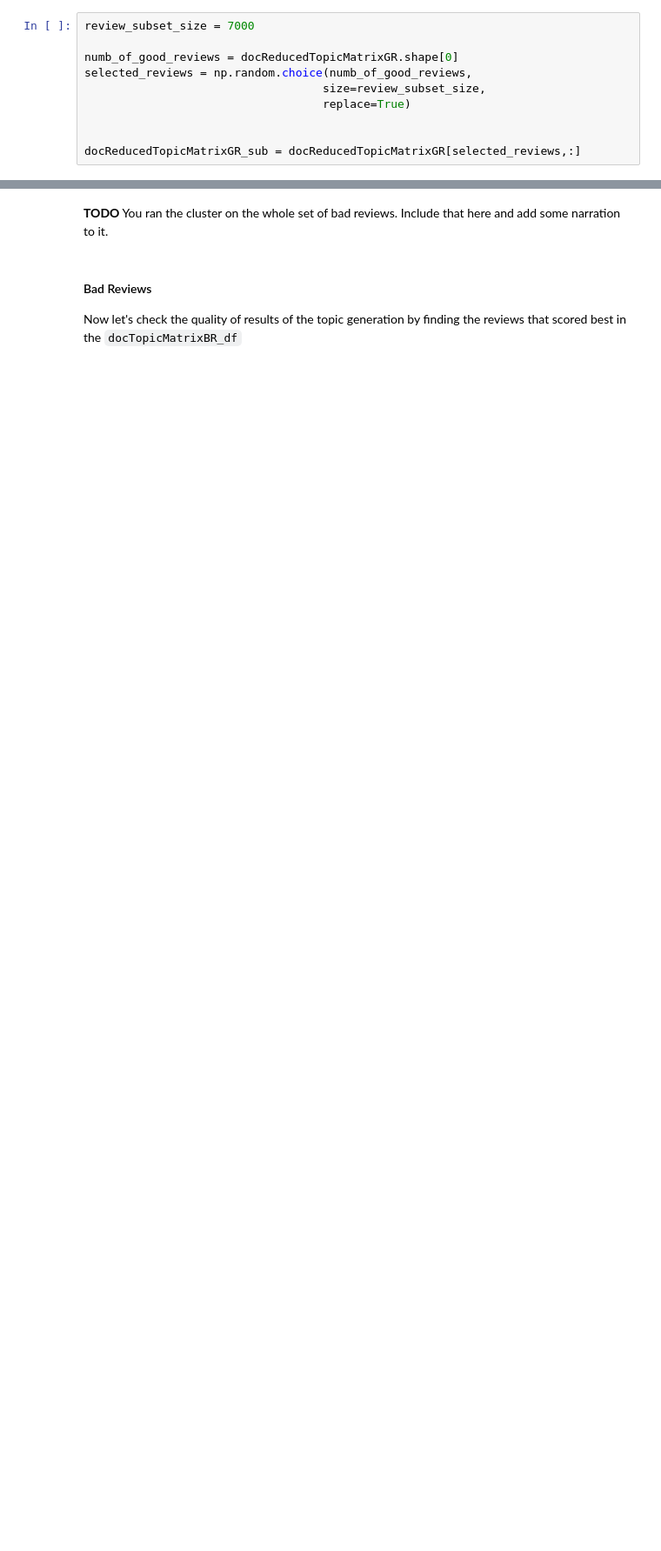
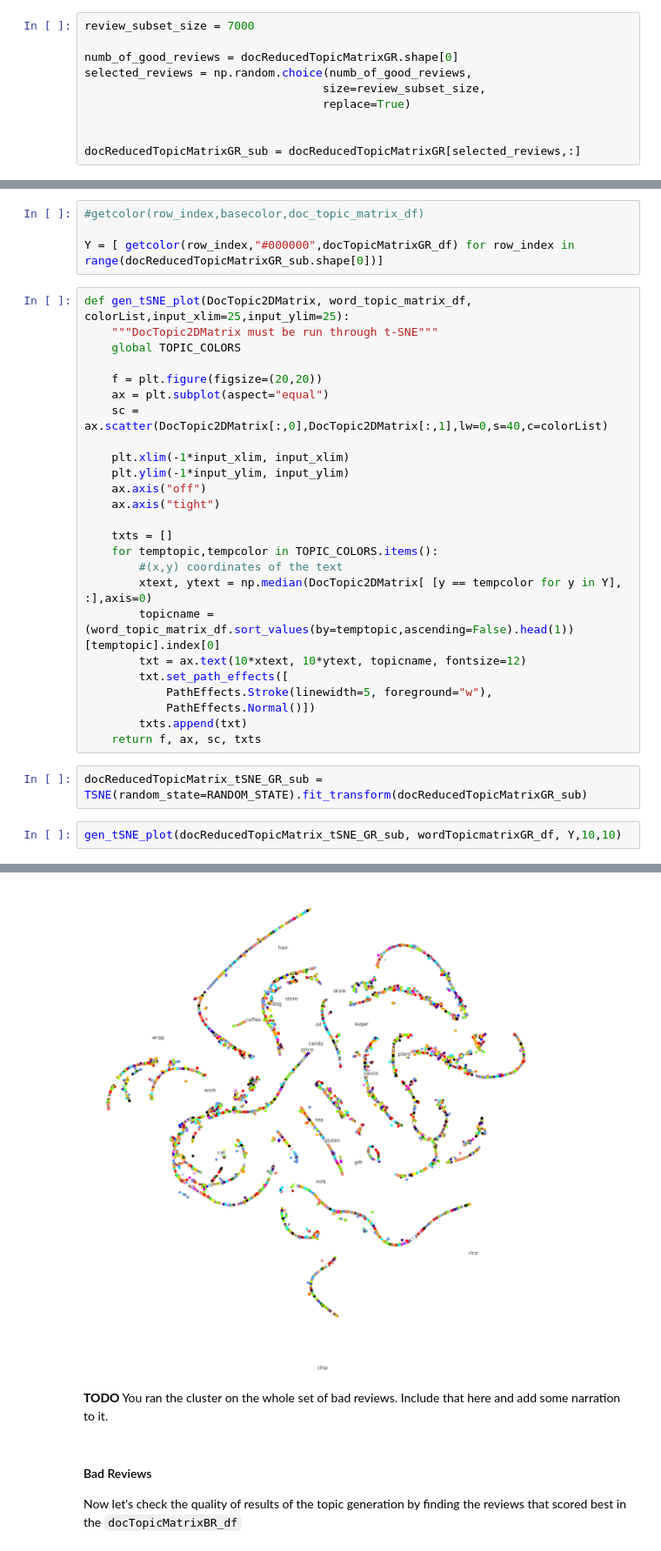
Before and after one commit to michael-a-green/Metis_Project4, a Jupyter notebook: Source/Project4_2.ipynb, the cells around one changed output, grey strips where cells are left out. Shown at 87% size. Saved outputs shown, nothing was run; the diff lists cells and outputs as text; blank space fills up the shorter version.

```diff
--- a/Source/Project4_2.ipynb
+++ b/Source/Project4_2.ipynb
@@ -1013,0 +971,34 @@ print("time spent doing operation is {}".format(end_time - start_time))
+# %%
+#getcolor(row_index,basecolor,doc_topic_matrix_df)
+
+Y = [ getcolor(row_index,"#000000",docTopicMatrixGR_df) for row_index in range(docReducedTopicMatrixGR_sub.shape[0])]
+# %%
+def gen_tSNE_plot(DocTopic2DMatrix, word_topic_matrix_df, colorList,input_xlim=25,input_ylim=25):
+    """DocTopic2DMatrix must be run through t-SNE"""
+    global TOPIC_COLORS
+
+    f = plt.figure(figsize=(20,20))
+    ax = plt.subplot(aspect="equal")
+    sc = ax.scatter(DocTopic2DMatrix[:,0],DocTopic2DMatrix[:,1],lw=0,s=40,c=colorList)
+
+    plt.xlim(-1*input_xlim, input_xlim)
+    plt.ylim(-1*input_ylim, input_ylim)
+    ax.axis("off")
+    ax.axis("tight")
+
+    txts = []
+    for temptopic,tempcolor in TOPIC_COLORS.items():
+        #(x,y) coordinates of the text
+        xtext, ytext = np.median(DocTopic2DMatrix[ [y == tempcolor for y in Y], :],axis=0)
+        topicname = (word_topic_matrix_df.sort_values(by=temptopic,ascending=False).head(1))[temptopic].index[0]
+        txt = ax.text(10*xtext, 10*ytext, topicname, fontsize=12)
+        txt.set_path_effects([
+            PathEffects.Stroke(linewidth=5, foreground="w"),
+            PathEffects.Normal()])
+        txts.append(txt)
+    return f, ax, sc, txts
+# %%
+docReducedTopicMatrix_tSNE_GR_sub = TSNE(random_state=RANDOM_STATE).fit_transform(docReducedTopicMatrixGR_sub)
+# %%
+gen_tSNE_plot(docReducedTopicMatrix_tSNE_GR_sub, wordTopicmatrixGR_df, Y,10,10)
+# %% [output]
@@ -1014,3 +1022,4 @@ print("time spent doing operation is {}".format(end_time - start_time))
+[figure, added]
 # %% [markdown]
 **TODO**
 You ran the cluster on the whole set of bad reviews. Include that here and add some narration to it.
```
Also changed, not shown: parts of 124 cells of this notebook.
